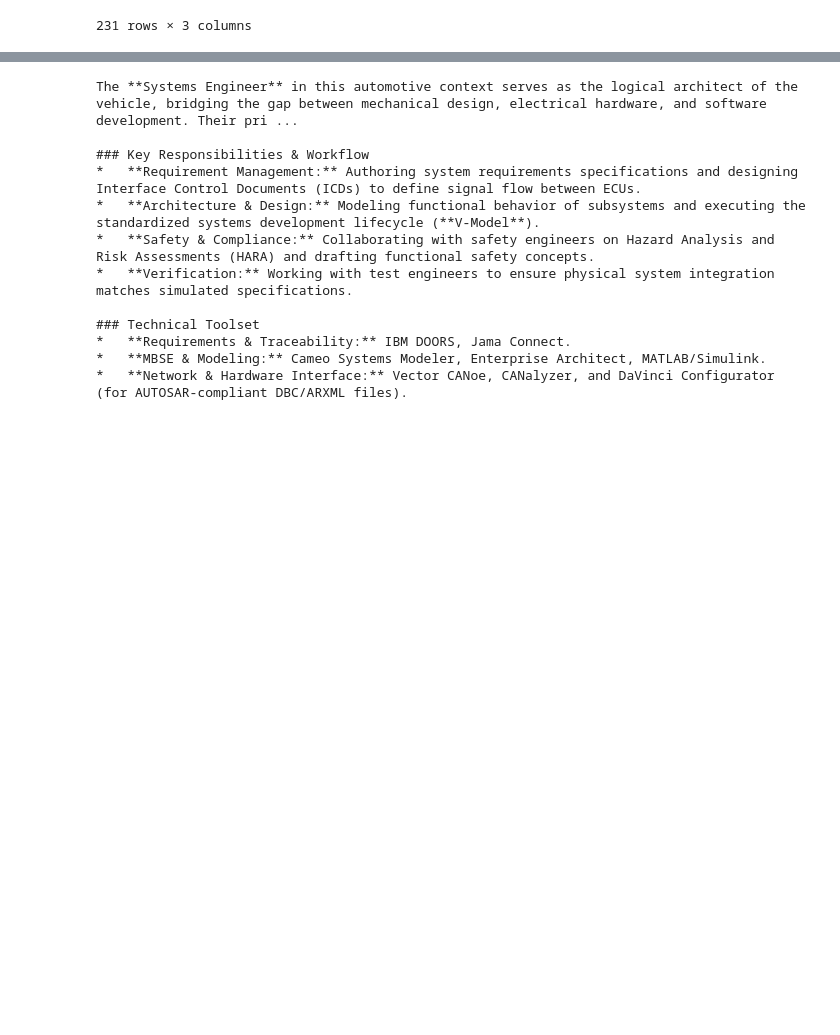
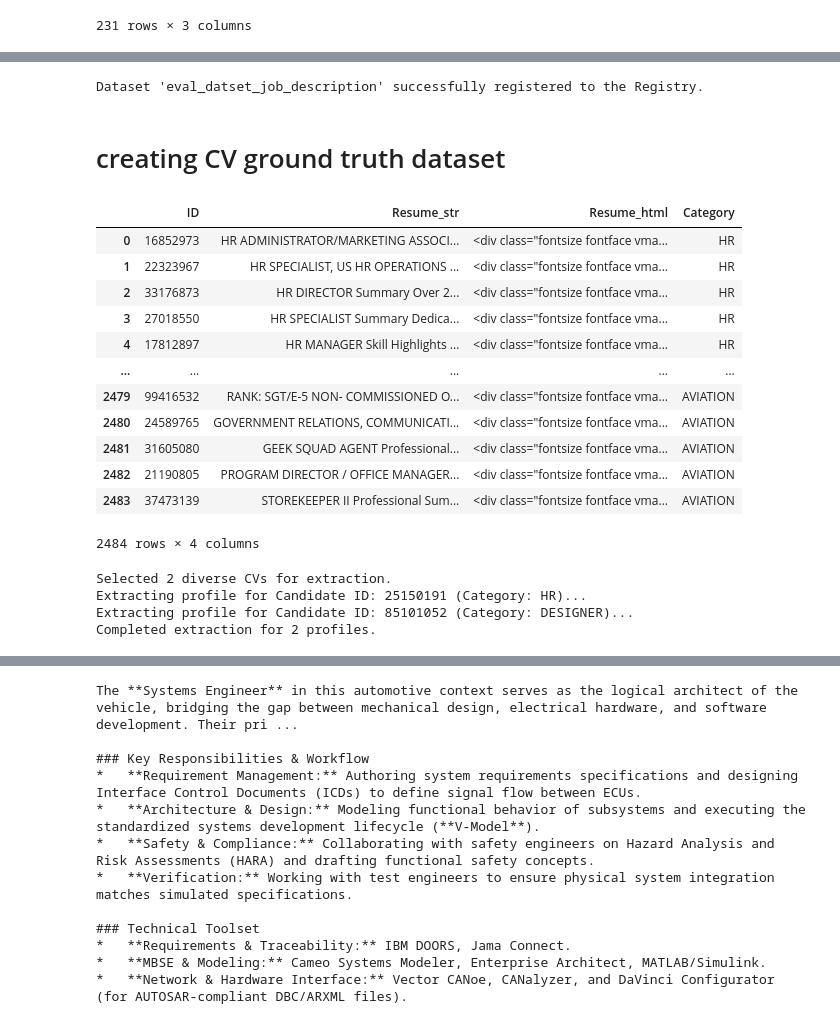
Before and after one commit to nathWSD/structure_output, a Jupyter notebook: mlflow_pipeline.ipynb, the cells around one changed output, grey strips where cells are left out. Saved outputs shown, nothing was run; the diff lists cells and outputs as text; code cells hidden in the pictures; blank space fills up the shorter version.

Commit message:
end to end working pipeline

```diff
--- a/mlflow_pipeline.ipynb
+++ b/mlflow_pipeline.ipynb
@@ -275,0 +596,6 @@ extraction_agent = Agent(
+# %%
+register_eval_dataset_to_ui(eval_rows, dataset_name = dataset_job_description)
+# %% [output]
+Dataset 'eval_datset_job_description' successfully registered to the Registry.
+# %% [markdown]
+# creating CV ground truth dataset
@@ -275,0 +604,17 @@ extraction_agent = Agent(
+# %%
+df_cv = pd.read_csv("cv/Resume/Resume.csv")
+df_cv
+# %% [output]
+|  | ID | Resume_str | Resume_html | Category |
+| 0 | 16852973 | HR ADMINISTRATOR/MARKETING ASSOCI... | <div class="fontsize fontface vma... | HR |
+| 1 | 22323967 | HR SPECIALIST, US HR OPERATIONS ... | <div class="fontsize fontface vma... | HR |
+| 2 | 33176873 | HR DIRECTOR Summary Over 2... | <div class="fontsize fontface vma... | HR |
+| 3 | 27018550 | HR SPECIALIST Summary Dedica... | <div class="fontsize fontface vma... | HR |
+| 4 | 17812897 | HR MANAGER Skill Highlights ... | <div class="fontsize fontface vma... | HR |
+| ... | ... | ... | ... | ... |
+| 2479 | 99416532 | RANK: SGT/E-5 NON- COMMISSIONED O... | <div class="fontsize fontface vma... | AVIATION |
+| 2480 | 24589765 | GOVERNMENT RELATIONS, COMMUNICATI... | <div class="fontsize fontface vma... | AVIATION |
+| 2481 | 31605080 | GEEK SQUAD AGENT Professional... | <div class="fontsize fontface vma... | AVIATION |
+| 2482 | 21190805 | PROGRAM DIRECTOR / OFFICE MANAGER... | <div class="fontsize fontface vma... | AVIATION |
+| 2483 | 37473139 | STOREKEEPER II Professional Sum... | <div class="fontsize fontface vma... | AVIATION |
+2484 rows × 4 columns
@@ -275,0 +727,11 @@ extraction_agent = Agent(
+# %%
+# 1. Run the extraction pipeline for N = 20 CVs
+evaluation_cv_df = await create_cv_groundtruth_dataset(df_cv, n=2)
+
+# 2. Extract standard dictionary rows
+eval_rows = evaluation_cv_df.to_dict(orient="records")
+# %% [output]
+Selected 2 diverse CVs for extraction.
+Extracting profile for Candidate ID: 25150191 (Category: HR)...
+Extracting profile for Candidate ID: 85101052 (Category: DESIGNER)...
+Completed extraction for 2 profiles.
```
Also changed, not shown: parts of 61 cells of this notebook, 13 other files.
